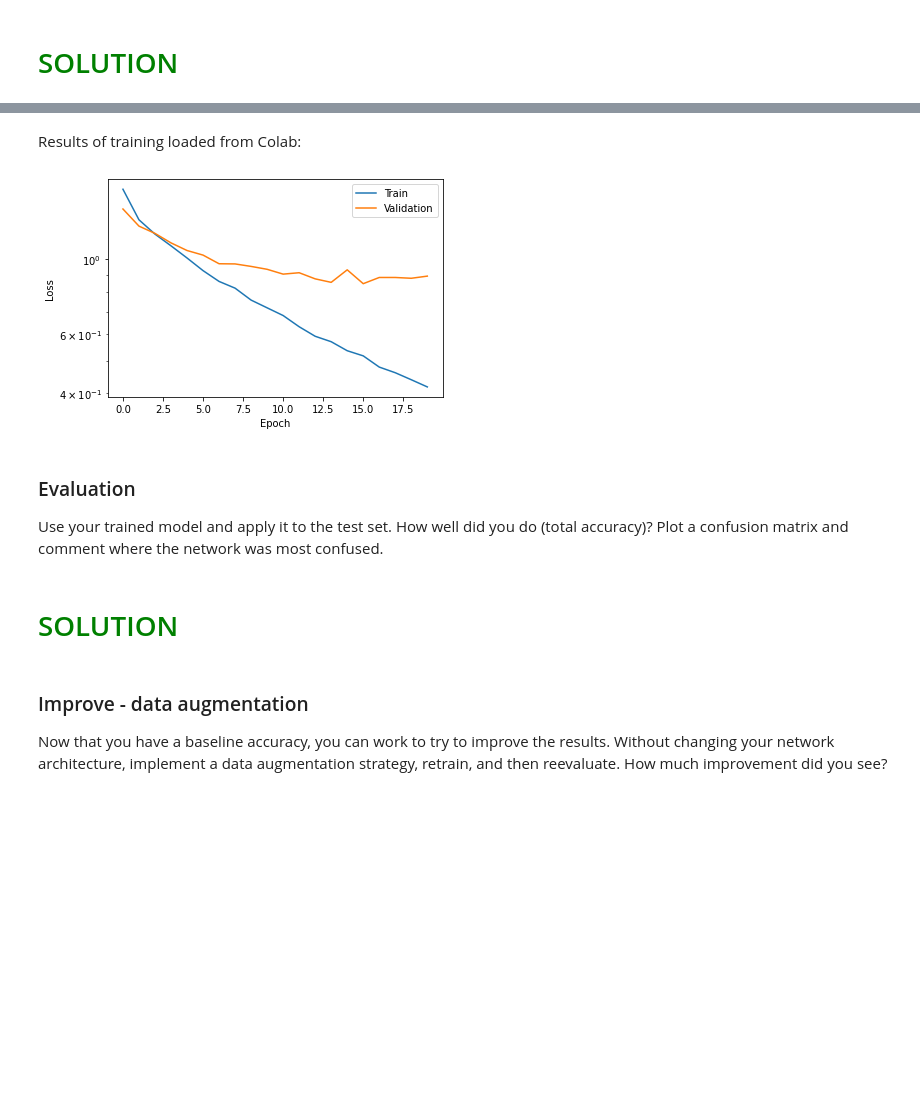
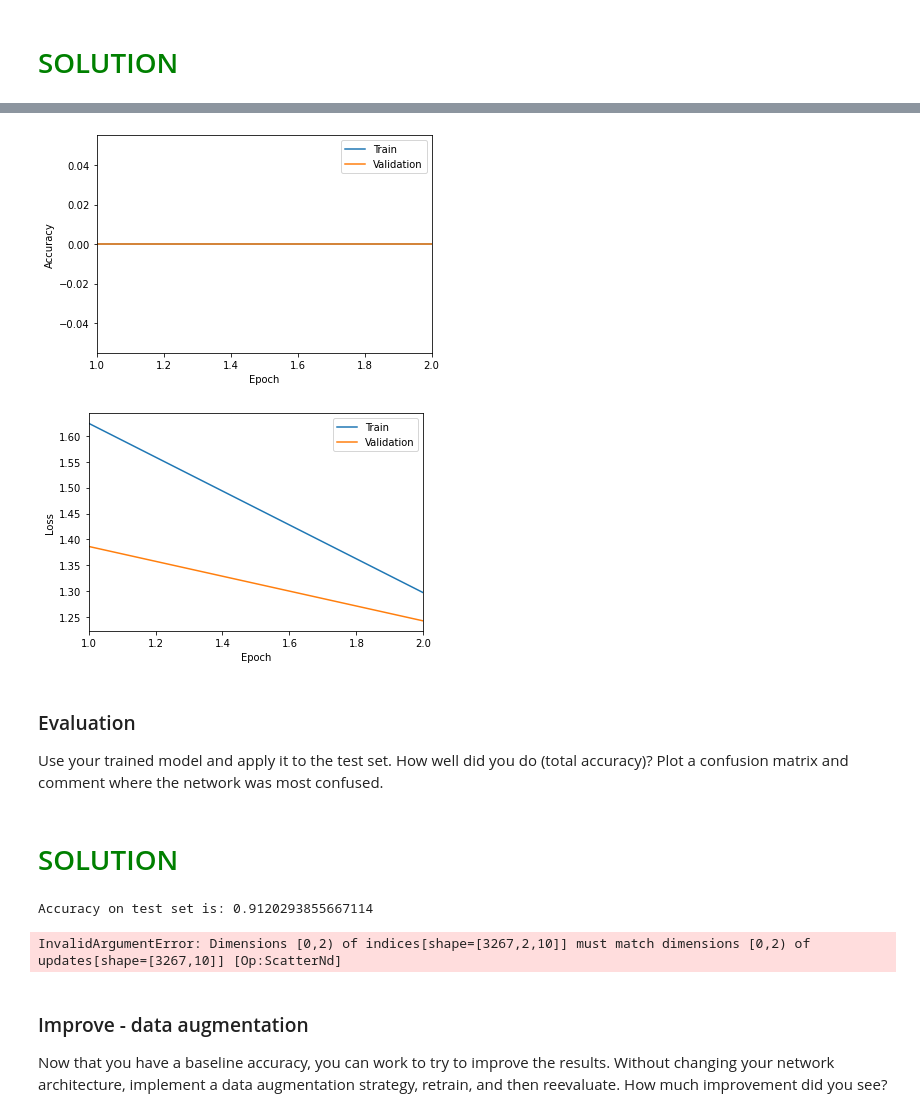
Before and after one commit to christianhbye/python_ay_250_hw, a Jupyter notebook: hw6/hw6_ml.ipynb, the cells around one changed output, grey strips where cells are left out. Saved outputs shown, nothing was run; the diff lists cells and outputs as text; code cells hidden in the pictures; blank space fills up the shorter version.

Commit message:
fix accuracy calculation, prepare for colab training

```diff
--- a/hw6/hw6_ml.ipynb
+++ b/hw6/hw6_ml.ipynb
@@ -246,2 +258,0 @@ NOTE: training was done on Google Colab, below is the code used for the training
-# %% [markdown]
-Results of training loaded from Colab:
@@ -253,25 +259,59 @@ val_loss = losses["val"]
+# %%
+# model = tf.keras.Model.load_model("model.h5")
+# losses = np.load("loss.npz")
+# train_loss = losses["train"]
+# val_loss = losses["val"]
+
+# loss
+train_loss = hist.history["loss"]
+val_loss = hist.history["val_loss"]
+
+# accuracy
+train_acc = hist.history["accuracy"]
+val_acc = hist.history["val_accuracy"]
 # %%
+epochs = np.arange(len(train_acc)) + 1
 plt.figure()
-plt.plot(train_loss, label="Train")
-plt.plot(val_loss, label="Validation")
+plt.plot(epochs, train_acc, label="Train")
+plt.plot(epochs, val_acc, label="Validation")
+plt.xlabel("Epoch")
+plt.ylabel("Accuracy")
+plt.legend()
+plt.xlim(1, epochs.max())
+#plt.ylim(0, 100)
+plt.show()
+
+
+plt.figure()
+plt.plot(epochs, train_loss, label="Train")
+plt.plot(epochs, val_loss, label="Validation")
 plt.xlabel("Epoch")
 plt.ylabel("Loss")
 plt.legend()
-plt.yscale("log")
+plt.xlim(1, epochs.max())
+#plt.yscale("log")
 plt.show()
 # %% [output]
-[figure, old version]
+[figure, new version]
+[figure, added]
 # %% [markdown]
 ### Evaluation
 
 Use your trained model and apply it to the test set. How well did you do (total accuracy)? Plot a confusion matrix and comment where the network was most confused.
-# %% [markdown]
-# <span style="color:green">SOLUTION</span>
+# %% [markdown]
+# <span style="color:green">SOLUTION</span>
 # %%
-predicted = model.predict(X_test)
+predicted = tf.one_hot(np.argmax(model.predict(X_test), axis=1), y_test.shape[-1], on_value=1, off_value=0)
 acc = tf.keras.metrics.Accuracy()
 acc.update_state(y_test, predicted)
 print("Accuracy on test set is: {}".format(acc.result()))
+# %% [output]
+Accuracy on test set is: 0.9120293855667114
+# %%
+conf = tf.math.confusion_matrix(y_test, predicted,)
+plt.imshow(conf)
+# %% [output]
+InvalidArgumentError: Dimensions [0,2) of indices[shape=[3267,2,10]] must match dimensions [0,2) of updates[shape=[3267,10]] [Op:ScatterNd]
 # %% [markdown]
 ### Improve - data augmentation
 
```
Also changed, not shown: parts of 14 cells of this notebook.
